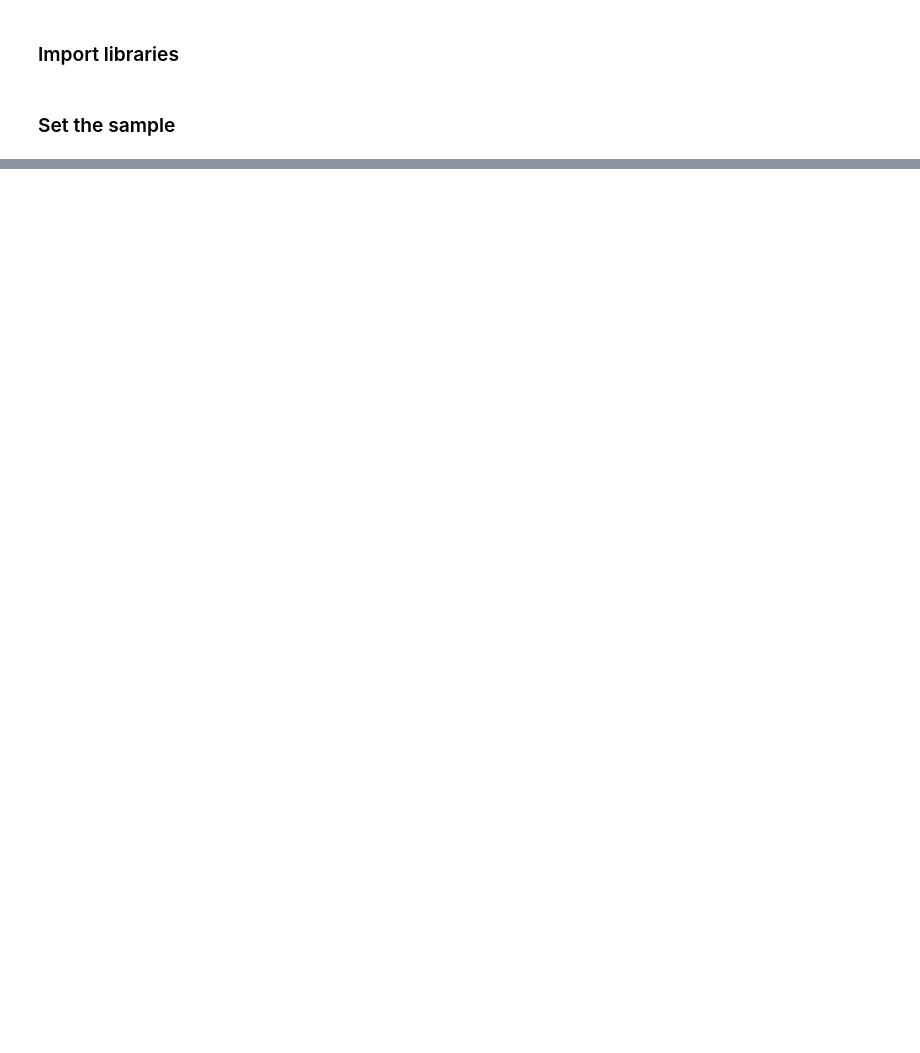
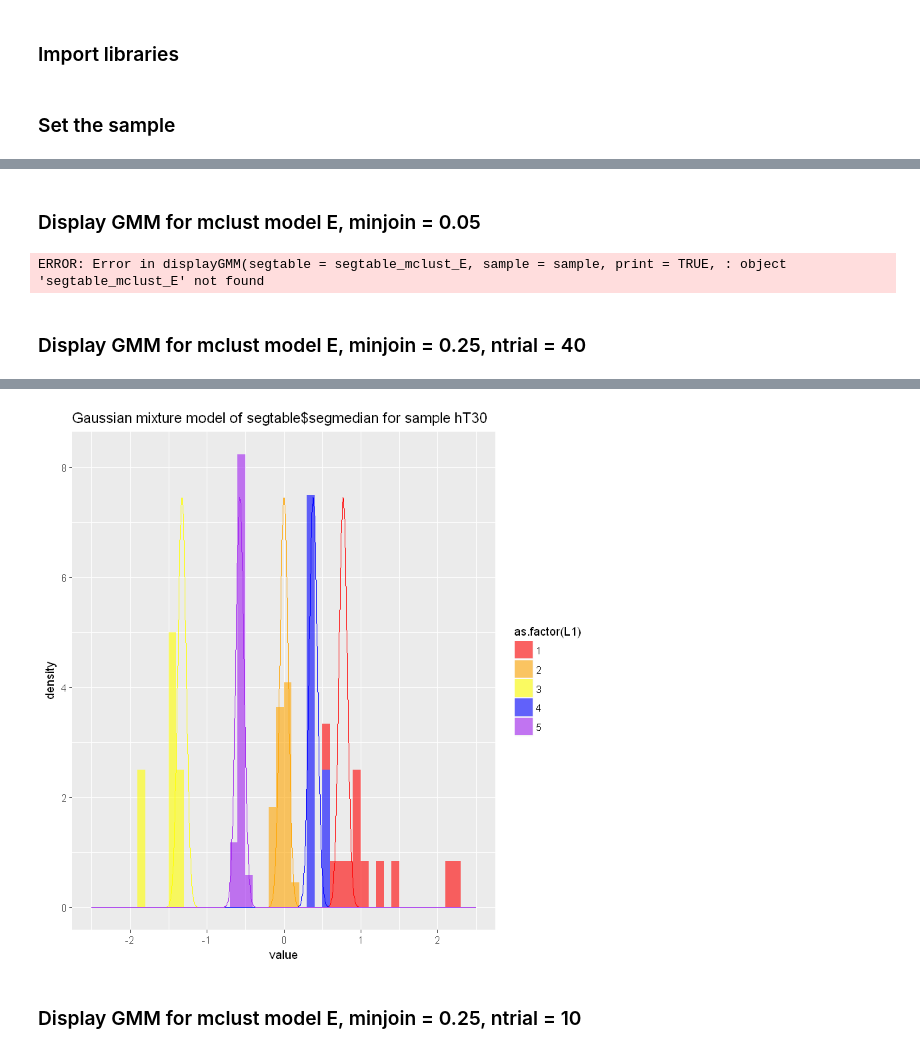
Before and after one commit to CodingBash/CNV-Clinical-Preprocessing, a Jupyter notebook: notebooks/Visualize GMMs from CNprep.ipynb, the cells around one changed output, grey strips where cells are left out. Saved outputs shown, nothing was run; the diff lists cells and outputs as text; code cells hidden in the pictures; blank space fills up the shorter version.

Commit message:
Added GMM visualization to notebook

```diff
--- a/notebooks/Visualize GMMs from CNprep.ipynb
+++ b/notebooks/Visualize GMMs from CNprep.ipynb
@@ -7,4 +7,4 @@ source("visualizeGMMLibrary.R")
 # %% [markdown]
 ### Set the sample
 # %%
-sample_list <- c("hT3", "hT30") # Set the sample that you want to view the GMM for here.
+sample_list <- c("hT30") # Set the sample that you want to view the GMM for here.
@@ -38,0 +39,6 @@ Warning message:
+# %%
+for(sample in sample_list){
+    setwd("~/Documents/Git-Projects/Git-Research-Projects/drug-response-prediction")
+    segtable_mclust_V_minJoin_05 <- retrieveSegtable(sample, dir = "segClusteringResults/prev_run_7_15_2018_2/")
+    displayGMM(segtable = segtable_mclust_E, sample = sample, print = TRUE, save = FALSE)
+}
@@ -38,0 +49,19 @@ Warning message:
+# %% [markdown]
+### Display GMM for mclust model E, minjoin = 0.05
+# %%
+for(sample in sample_list){
+    setwd("~/Documents/Git-Projects/Git-Research-Projects/drug-response-prediction")
+    segtable_mclust_E_minJoin_05 <- retrieveSegtable(sample, dir = "segClusteringResults/prev_run_7_15_2018_3/")
+    displayGMM(segtable = segtable_mclust_E, sample = sample, print = TRUE, save = FALSE)
+}
+# %% [output]
+ERROR: Error in displayGMM(segtable = segtable_mclust_E, sample = sample, print = TRUE, : object 'segtable_mclust_E' not found
+# %% [markdown]
+### Display GMM for mclust model E, minjoin = 0.25, ntrial = 40
+# %%
+for(sample in sample_list){
+    setwd("~/Documents/Git-Projects/Git-Research-Projects/drug-response-prediction")
+    segtable <- retrieveSegtable(sample, dir = "segClusteringResults/prev_run_7_15_2018_14/")
+    displayGMM(segtable = segtable, sample = sample, print = TRUE, save = FALSE)
+}
+# %% [output]
@@ -38,0 +70,3 @@ Warning message:
+[figure, added]
+# %% [markdown]
+### Display GMM for mclust model E, minjoin = 0.25, ntrial = 10
```
Also changed, not shown: parts of 19 cells of this notebook, 3 other files.
